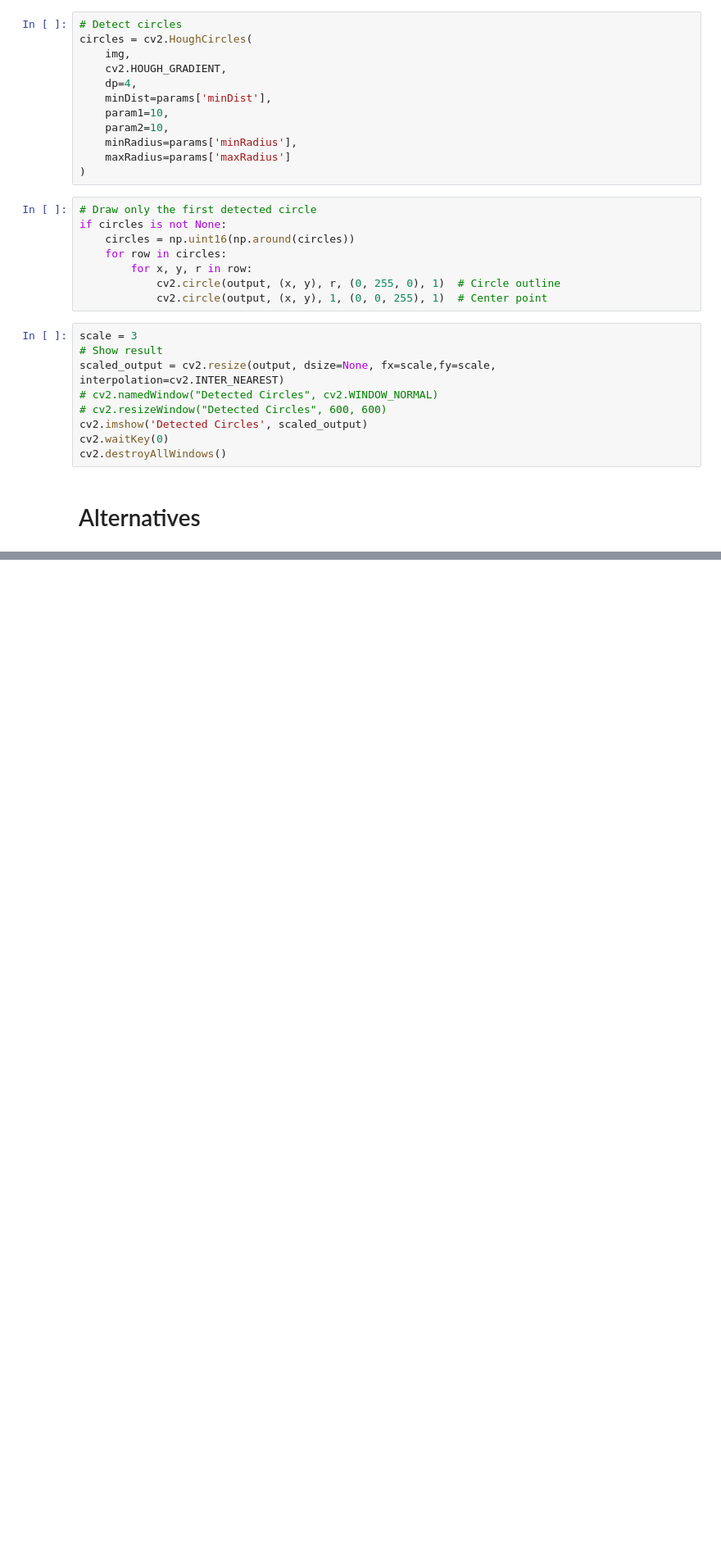
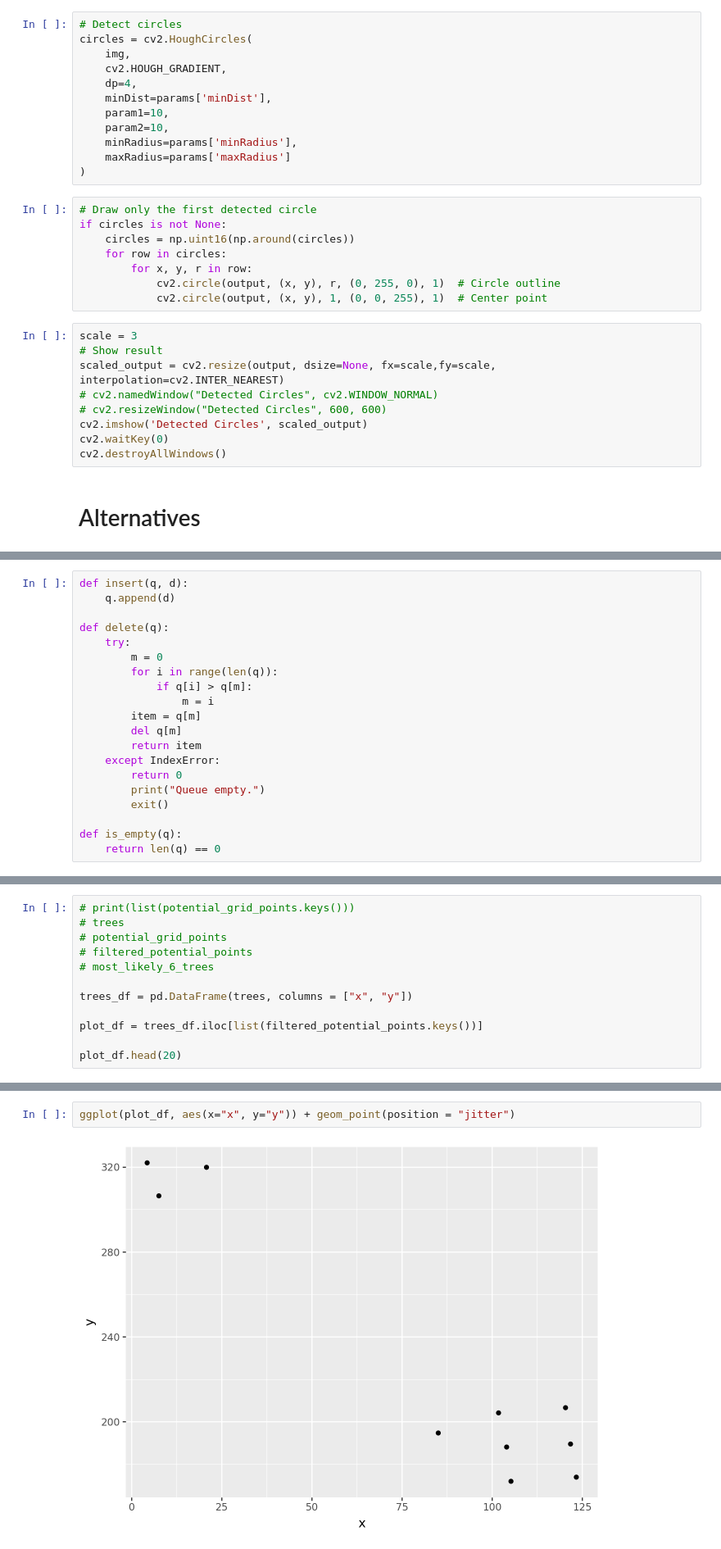
Before and after one commit to amoghsharma24/Macademia-Project-PAR, a Jupyter notebook: tree_testing.ipynb, the cells around one changed output, grey strips where cells are left out. Shown at 82% size. Saved outputs shown, nothing was run; the diff lists cells and outputs as text; blank space fills up the shorter version.

```diff
--- a/tree_testing.ipynb
+++ b/tree_testing.ipynb
@@ -110,3 +113,23 @@ scaled_output = cv2.resize(output2, dsize=None, fx=scale,fy=scale, interpolation
 cv2.imshow('Detected Circles', scaled_output)
 cv2.waitKey(0)
 cv2.destroyAllWindows()
+# %%
+def insert(q, d):
+    q.append(d)
+
+def delete(q):
+    try:
+        m = 0
+        for i in range(len(q)):
+            if q[i] > q[m]:
+                m = i
+        item = q[m]
+        del q[m]
+        return item
+    except IndexError:
+        return 0
+        print("Queue empty.")
+        exit()
+
+def is_empty(q):
+    return len(q) == 0
@@ -141,0 +410,12 @@ df.head()
+# %%
+# print(list(potential_grid_points.keys()))
+# trees
+# potential_grid_points
+# filtered_potential_points
+# most_likely_6_trees
+
+trees_df = pd.DataFrame(trees, columns = ["x", "y"])
+
+plot_df = trees_df.iloc[list(filtered_potential_points.keys())]
+
+plot_df.head(20)
@@ -141,0 +434,4 @@ df.head()
+# %%
+ggplot(plot_df, aes(x="x", y="y")) + geom_point(position = "jitter")
+# %% [output]
+[figure, added]
```
Also changed, not shown: parts of 16 cells of this notebook.
